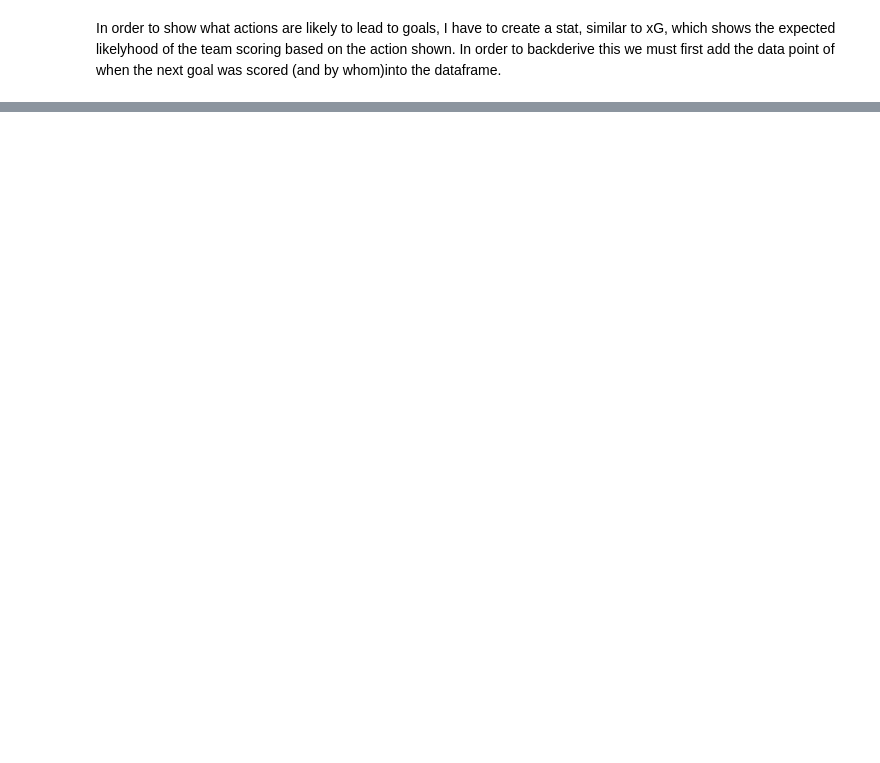
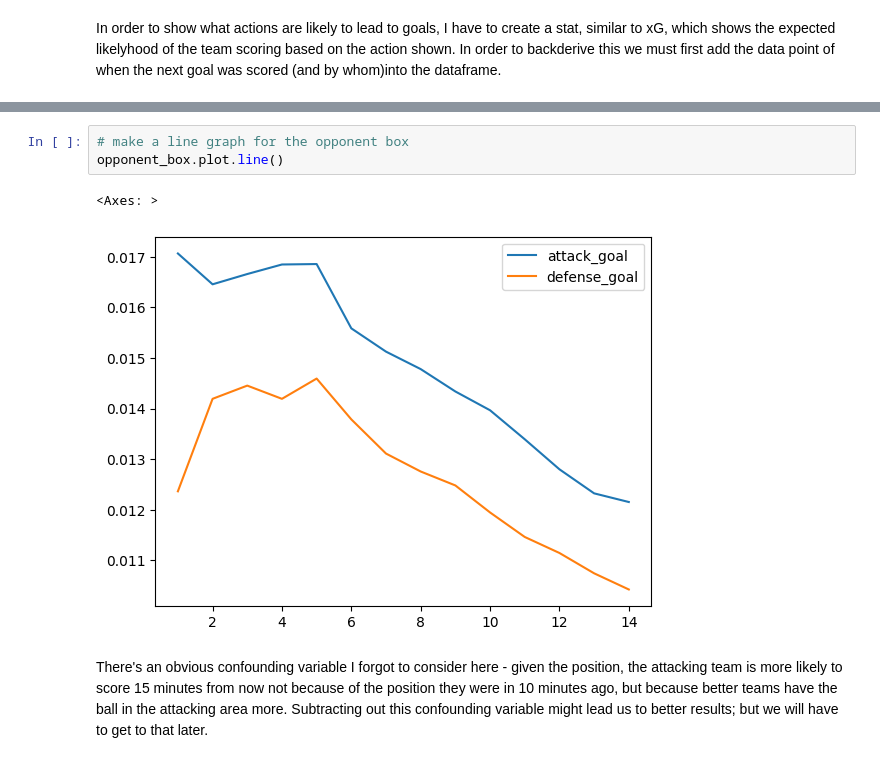
Before and after one commit to akann0/soccer-betting, a Jupyter notebook: soccerdata.ipynb, the cells around one changed output, grey strips where cells are left out. Cells and saved outputs as stored; diff of their text form; blank space fills up the shorter version.

```diff
--- a/soccerdata.ipynb
+++ b/soccerdata.ipynb
@@ -254,0 +245,8 @@ NameError: name 'api' is not defined
+# %%
+# make a line graph for the opponent box
+opponent_box.plot.line()
+# %% [output]
+<Axes: >
+[figure, added]
+# %% [markdown]
+There's an obvious confounding variable I forgot to consider here - given the position, the attacking team is more likely to score 15 minutes from now not because of the position they were in 10 minutes ago, but because better teams have the ball in the attacking area more.  Subtracting out this confounding variable might lead us to better results; but we will have to get to that later.
```
Also changed, not shown: parts of 8 cells of this notebook.
